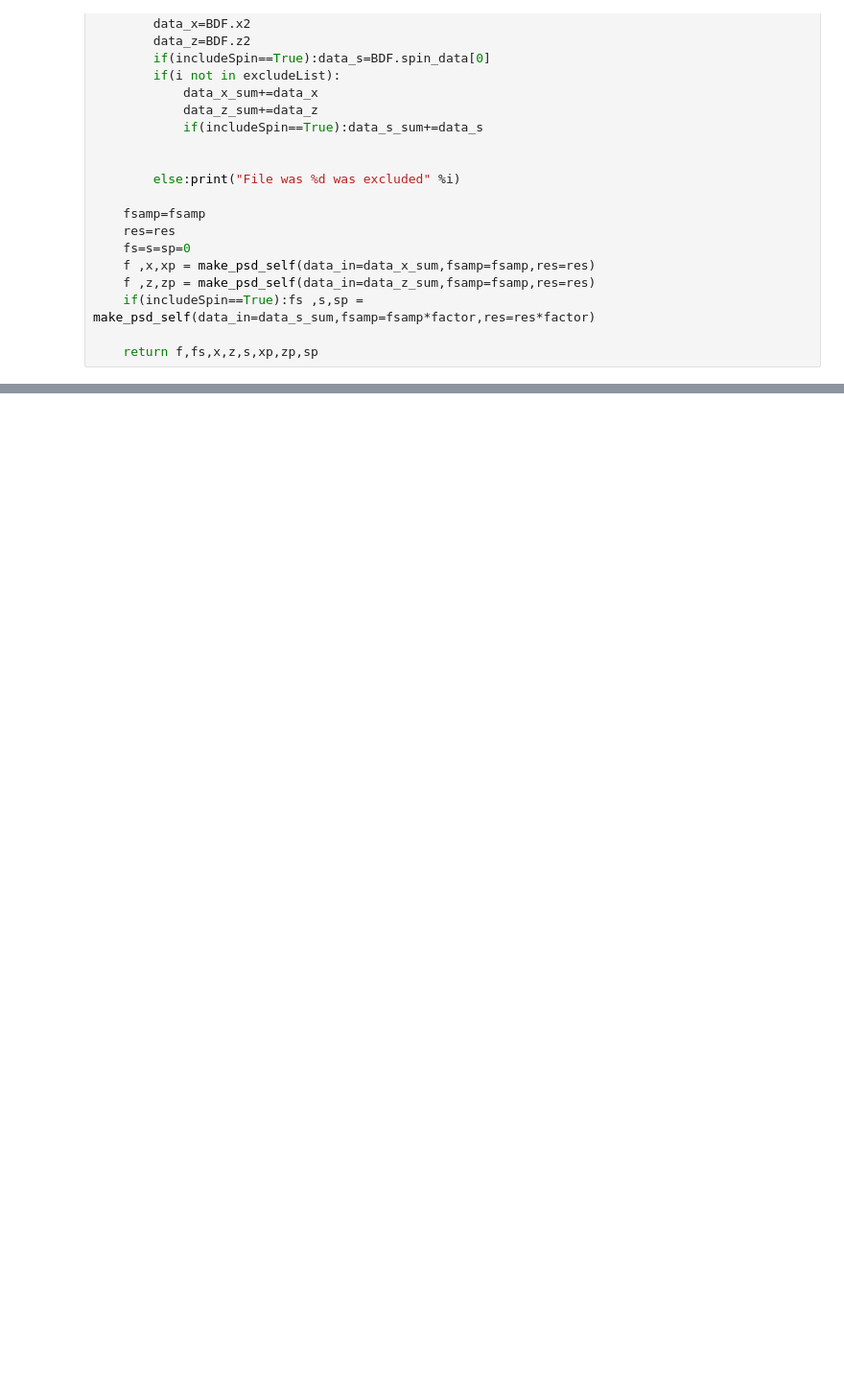
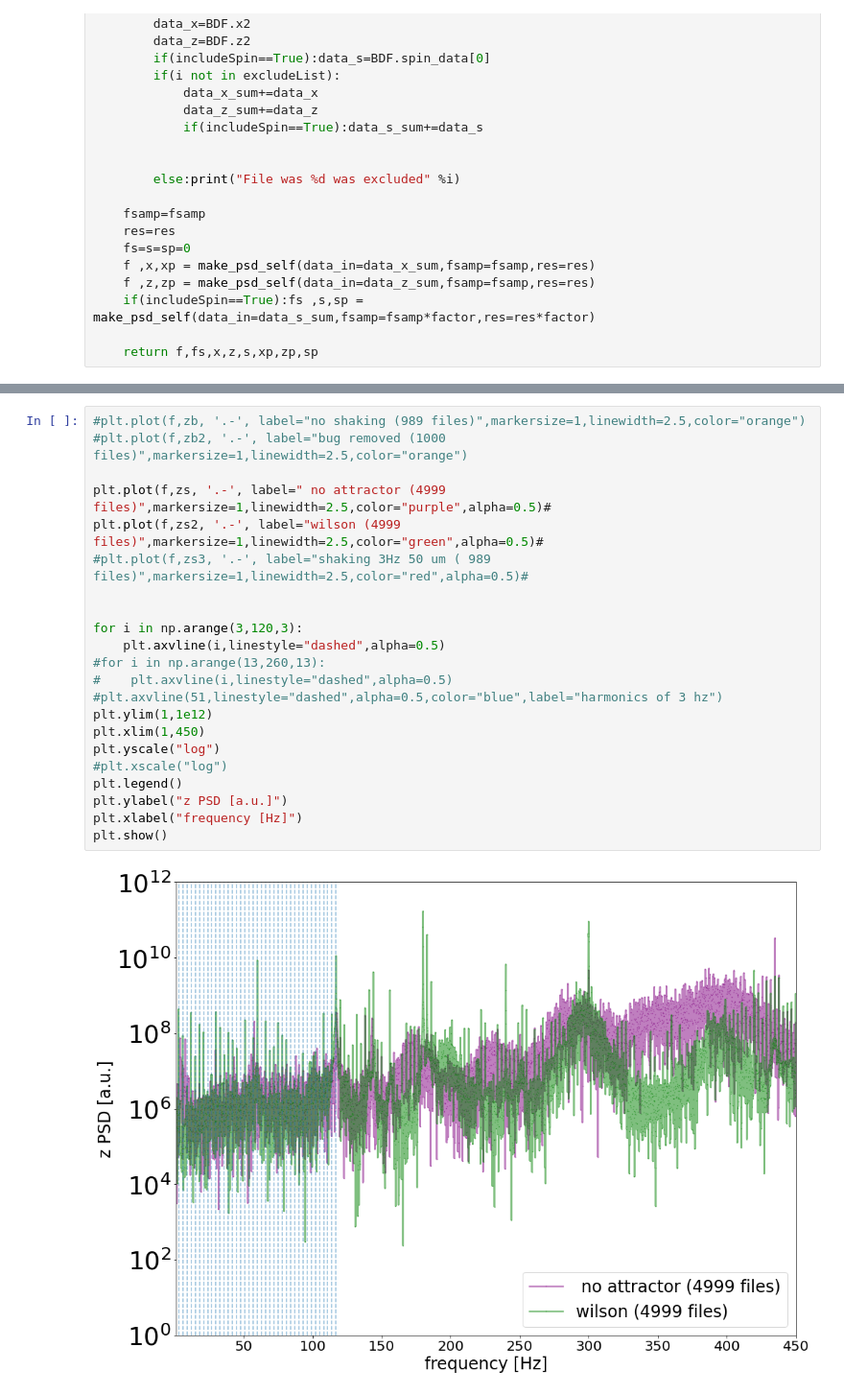
Before and after one commit to stanfordbeads/New_trap_code, a Jupyter notebook: Scripts/AFAnalysis/BackgroundAnalysis/ShakingWithoutAttractor_20210426.ipynb, the cells around one changed output, grey strips where cells are left out. Shown at 96% size. Saved outputs shown, nothing was run; the diff lists cells and outputs as text; blank space fills up the shorter version.

```diff
--- a/Scripts/AFAnalysis/BackgroundAnalysis/ShakingWithoutAttractor_20210426.ipynb
+++ b/Scripts/AFAnalysis/BackgroundAnalysis/ShakingWithoutAttractor_20210426.ipynb
@@ -117,0 +256,24 @@ f,fs,xs3,zs3,ss3,xsp3,zsp3,ssp3= psds_from_sum_over_BDFs(folder,filePreFix,noFil
+# %%
+#plt.plot(f,zb, '.-', label="no shaking (989 files)",markersize=1,linewidth=2.5,color="orange")
+#plt.plot(f,zb2, '.-', label="bug removed (1000 files)",markersize=1,linewidth=2.5,color="orange")
+
+plt.plot(f,zs, '.-', label=" no attractor (4999 files)",markersize=1,linewidth=2.5,color="purple",alpha=0.5)#
+plt.plot(f,zs2, '.-', label="wilson (4999 files)",markersize=1,linewidth=2.5,color="green",alpha=0.5)#
+#plt.plot(f,zs3, '.-', label="shaking 3Hz 50 um ( 989 files)",markersize=1,linewidth=2.5,color="red",alpha=0.5)#
+
+
+for i in np.arange(3,120,3):
+    plt.axvline(i,linestyle="dashed",alpha=0.5)
+#for i in np.arange(13,260,13):
+#    plt.axvline(i,linestyle="dashed",alpha=0.5)
+#plt.axvline(51,linestyle="dashed",alpha=0.5,color="blue",label="harmonics of 3 hz")
+plt.ylim(1,1e12)
+plt.xlim(1,450)
+plt.yscale("log")
+#plt.xscale("log")
+plt.legend()
+plt.ylabel("z PSD [a.u.]")
+plt.xlabel("frequency [Hz]")
+plt.show()
+# %% [output]
+[figure, added]
```
Also changed, not shown: parts of 15 cells of this notebook, 22 other files.
